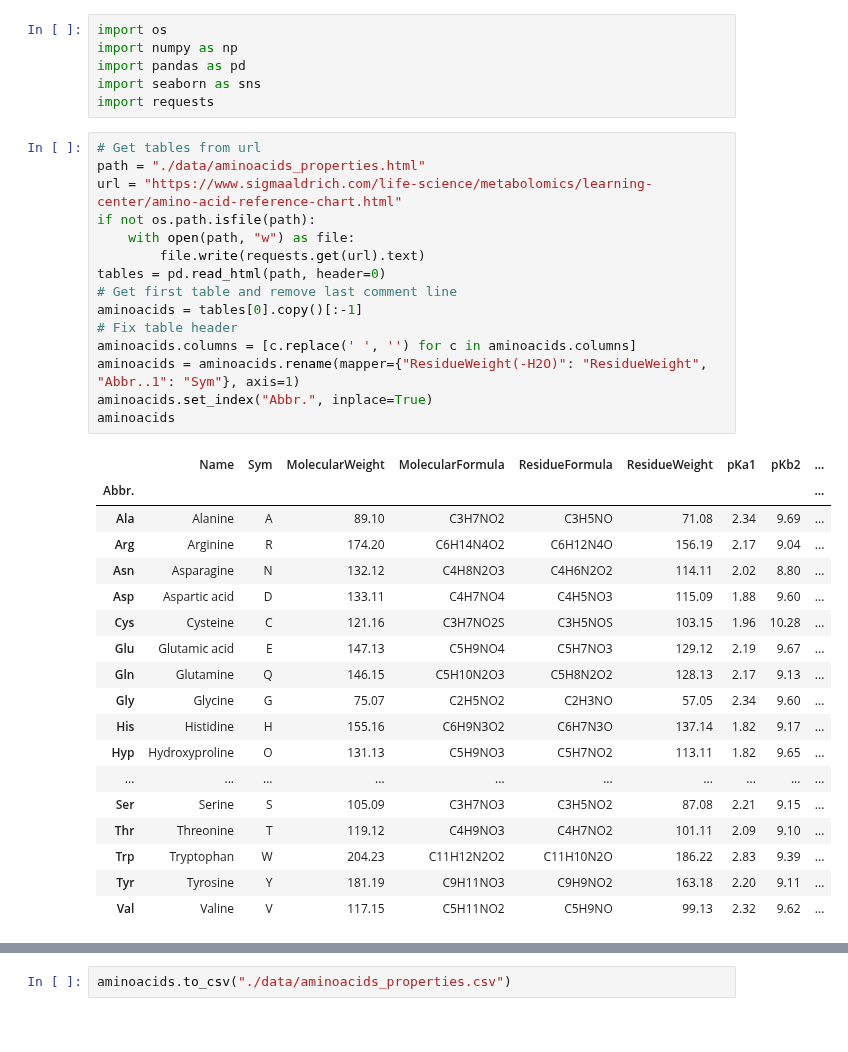
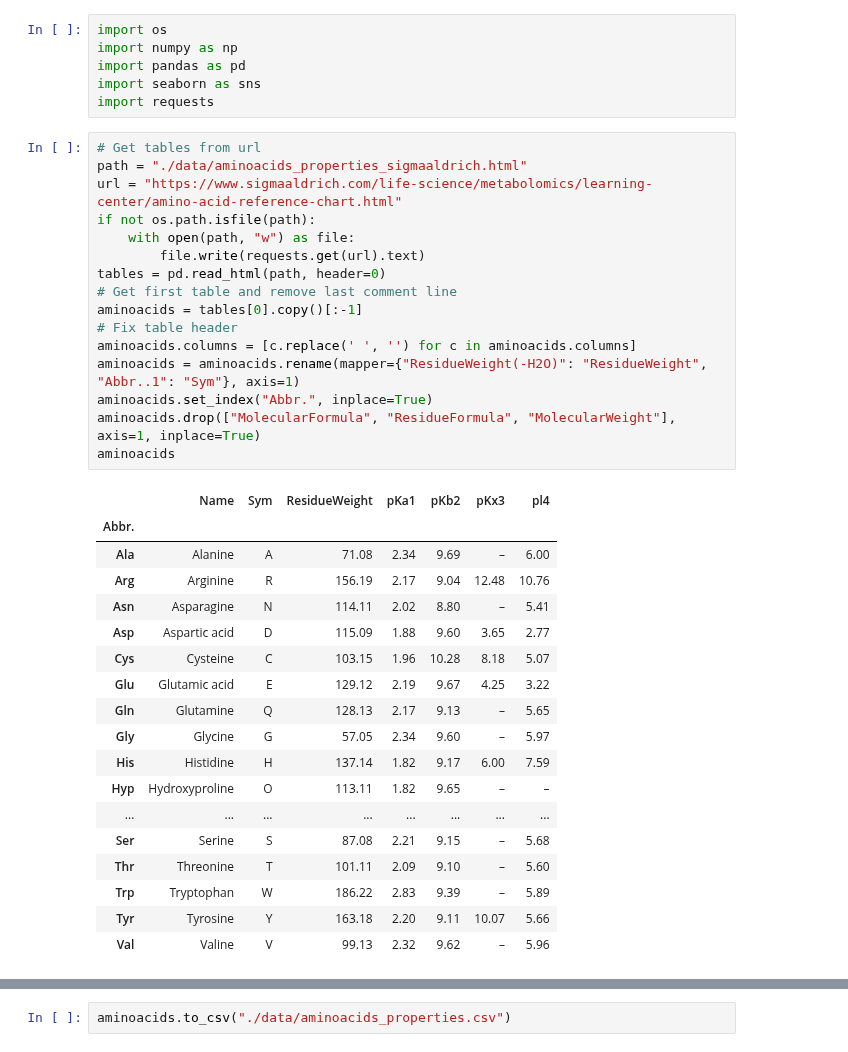
Before and after one commit to AlessioZanga/BioHackaton2021, a Jupyter notebook: aminoacids_properties.ipynb, the cells around one changed output, grey strips where cells are left out. Drawn from its saved outputs; the diff is of its cells as text.

```diff
--- a/aminoacids_properties.ipynb
+++ b/aminoacids_properties.ipynb
@@ -9,35 +9,36 @@ import seaborn as sns
 import requests
 # %%
 # Get tables from url
-path = "./data/aminoacids_properties.html"
+path = "./data/aminoacids_properties_sigmaaldrich.html"
 url = "https://www.sigmaaldrich.com/life-science/metabolomics/learning-center/amino-acid-reference-chart.html"
 if not os.path.isfile(path):
     with open(path, "w") as file:
         file.write(requests.get(url).text)
 tables = pd.read_html(path, header=0)
 # Get first table and remove last comment line
 aminoacids = tables[0].copy()[:-1]
 # Fix table header
 aminoacids.columns = [c.replace(' ', '') for c in aminoacids.columns]
 aminoacids = aminoacids.rename(mapper={"ResidueWeight(-H2O)": "ResidueWeight", "Abbr..1": "Sym"}, axis=1)
 aminoacids.set_index("Abbr.", inplace=True)
+aminoacids.drop(["MolecularFormula", "ResidueFormula", "MolecularWeight"], axis=1, inplace=True)
 aminoacids
 # %% [output]
-|  | Name | Sym | MolecularWeight | MolecularFormula | ResidueFormula | ResidueWeight | pKa1 | pKb2 | ... |
-| Abbr. |  |  |  |  |  |  |  |  | ... |
-| Ala | Alanine | A | 89.10 | C3H7NO2 | C3H5NO | 71.08 | 2.34 | 9.69 | ... |
-| Arg | Arginine | R | 174.20 | C6H14N4O2 | C6H12N4O | 156.19 | 2.17 | 9.04 | ... |
-| Asn | Asparagine | N | 132.12 | C4H8N2O3 | C4H6N2O2 | 114.11 | 2.02 | 8.80 | ... |
-| Asp | Aspartic acid | D | 133.11 | C4H7NO4 | C4H5NO3 | 115.09 | 1.88 | 9.60 | ... |
-| Cys | Cysteine | C | 121.16 | C3H7NO2S | C3H5NOS | 103.15 | 1.96 | 10.28 | ... |
-| Glu | Glutamic acid | E | 147.13 | C5H9NO4 | C5H7NO3 | 129.12 | 2.19 | 9.67 | ... |
-| Gln | Glutamine | Q | 146.15 | C5H10N2O3 | C5H8N2O2 | 128.13 | 2.17 | 9.13 | ... |
-| Gly | Glycine | G | 75.07 | C2H5NO2 | C2H3NO | 57.05 | 2.34 | 9.60 | ... |
-| His | Histidine | H | 155.16 | C6H9N3O2 | C6H7N3O | 137.14 | 1.82 | 9.17 | ... |
-| Hyp | Hydroxyproline | O | 131.13 | C5H9NO3 | C5H7NO2 | 113.11 | 1.82 | 9.65 | ... |
-| ... | ... | ... | ... | ... | ... | ... | ... | ... | ... |
-| Ser | Serine | S | 105.09 | C3H7NO3 | C3H5NO2 | 87.08 | 2.21 | 9.15 | ... |
-| Thr | Threonine | T | 119.12 | C4H9NO3 | C4H7NO2 | 101.11 | 2.09 | 9.10 | ... |
-| Trp | Tryptophan | W | 204.23 | C11H12N2O2 | C11H10N2O | 186.22 | 2.83 | 9.39 | ... |
-| Tyr | Tyrosine | Y | 181.19 | C9H11NO3 | C9H9NO2 | 163.18 | 2.20 | 9.11 | ... |
-| Val | Valine | V | 117.15 | C5H11NO2 | C5H9NO | 99.13 | 2.32 | 9.62 | ... |
+|  | Name | Sym | ResidueWeight | pKa1 | pKb2 | pKx3 | pl4 |
+| Abbr. |  |  |  |  |  |  |  |
+| Ala | Alanine | A | 71.08 | 2.34 | 9.69 | – | 6.00 |
+| Arg | Arginine | R | 156.19 | 2.17 | 9.04 | 12.48 | 10.76 |
+| Asn | Asparagine | N | 114.11 | 2.02 | 8.80 | – | 5.41 |
+| Asp | Aspartic acid | D | 115.09 | 1.88 | 9.60 | 3.65 | 2.77 |
+| Cys | Cysteine | C | 103.15 | 1.96 | 10.28 | 8.18 | 5.07 |
+| Glu | Glutamic acid | E | 129.12 | 2.19 | 9.67 | 4.25 | 3.22 |
+| Gln | Glutamine | Q | 128.13 | 2.17 | 9.13 | – | 5.65 |
+| Gly | Glycine | G | 57.05 | 2.34 | 9.60 | – | 5.97 |
+| His | Histidine | H | 137.14 | 1.82 | 9.17 | 6.00 | 7.59 |
+| Hyp | Hydroxyproline | O | 113.11 | 1.82 | 9.65 | – | – |
+| ... | ... | ... | ... | ... | ... | ... | ... |
+| Ser | Serine | S | 87.08 | 2.21 | 9.15 | – | 5.68 |
+| Thr | Threonine | T | 101.11 | 2.09 | 9.10 | – | 5.60 |
+| Trp | Tryptophan | W | 186.22 | 2.83 | 9.39 | – | 5.89 |
+| Tyr | Tyrosine | Y | 163.18 | 2.20 | 9.11 | 10.07 | 5.66 |
+| Val | Valine | V | 99.13 | 2.32 | 9.62 | – | 5.96 |
```
Also changed, not shown: parts of 12 cells of this notebook, 6 other files.
